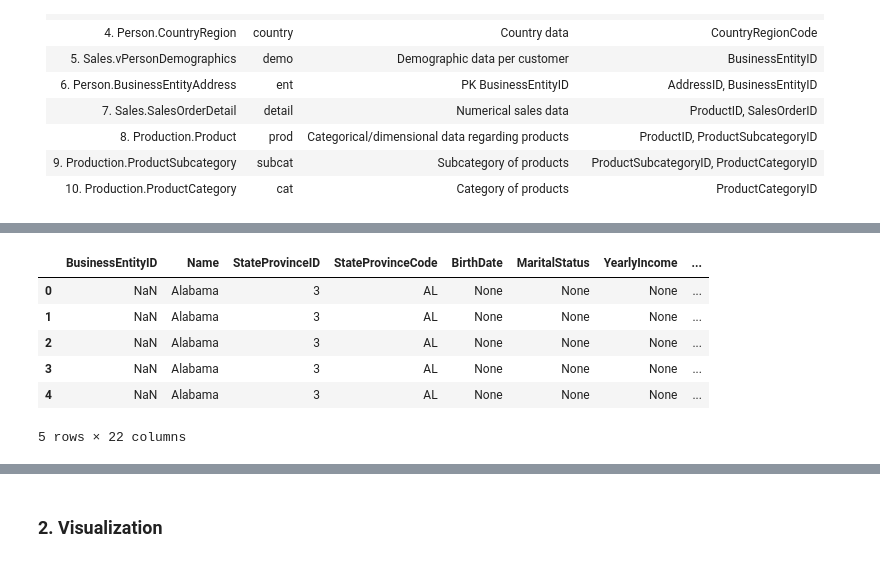
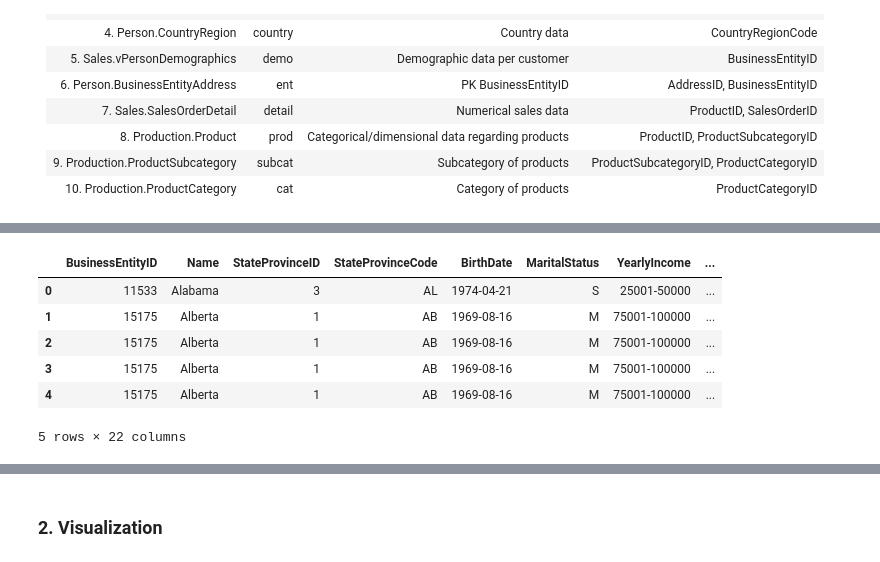
Before and after one commit to andrewbruening/AdventureWorks-Demographic-Analysis, a Jupyter notebook: AdventureWorks2019.ipynb, the cells around one changed output, grey strips where cells are left out. Saved outputs shown, nothing was run; the diff lists cells and outputs as text; code cells hidden in the pictures.

```diff
--- a/AdventureWorks2019.ipynb
+++ b/AdventureWorks2019.ipynb
@@ -65,40 +65,69 @@ Logic of table joins used in the following query:
 | 10. Production.ProductCategory| cat | Category of products | ProductCategoryID
 # %%
 # 1.0 -- Querying database for demographic data from customers in North America
-query = """SELECT demo.BusinessEntityID,
-                state.Name, address.StateProvinceID, state.StateProvinceCode,
-                CAST(BirthDate AS date) AS BirthDate, MaritalStatus, YearlyIncome, Gender, TotalChildren,
-                NumberCarsOwned, Education, Occupation, City,
-                state.StateProvinceCode AS StateCode, state.Name AS State,
-                state.CountryRegionCode, country.Name AS Country, address.PostalCode,
-                cat.Name AS Category, subcat.Name AS Subcategory,
-                SUM(detail.OrderQty) AS OrderQty, SUM(header.TotalDue) AS TotalDue
+query = """SELECT
+                demo.BusinessEntityID,
+                state.Name,
+                address.StateProvinceID,
+                state.StateProvinceCode,
+                CAST(BirthDate AS date) AS BirthDate,
+                MaritalStatus,
+                YearlyIncome,
+                Gender,
+                TotalChildren,
+                NumberCarsOwned,
+                Education,
+                Occupation,
+                City,
+                state.StateProvinceCode AS StateCode,
+                state.Name AS State,
+                state.CountryRegionCode,
+                country.Name AS Country,
+                address.PostalCode,
+                cat.Name AS Category,
+                subcat.Name AS Subcategory,
+                SUM(detail.OrderQty) AS OrderQty,
+                SUM(header.TotalDue) AS TotalDue
         FROM Sales.SalesOrderHeader header
-                FULL OUTER JOIN Person.Address address
+        JOIN Person.Address address
                 ON address.AddressID = header.ShipToAddressID
-                FULL OUTER JOIN Person.StateProvince state
+        JOIN Person.StateProvince state
                 ON state.StateProvinceID = address.StateProvinceID
-                FULL OUTER JOIN Person.CountryRegion country
+        JOIN Person.CountryRegion country
                 ON country.CountryRegionCode = state.CountryRegionCode
-                FULL OUTER JOIN Sales.vPersonDemographics demo
+        JOIN Sales.vPersonDemographics demo
                 ON demo.BusinessEntityID = header.CustomerID
-                FULL OUTER JOIN Person.BusinessEntityAddress ent
+        JOIN Person.BusinessEntityAddress ent
                 ON ent.BusinessEntityID = demo.BusinessEntityID
-                INNER JOIN Sales.SalesOrderDetail detail
+        JOIN Sales.SalesOrderDetail detail
                 ON detail.SalesOrderID = header.SalesOrderID
-                INNER JOIN Production.Product prod
+        JOIN Production.Product prod
                 ON prod.ProductID = detail.ProductID
-                INNER JOIN Production.ProductSubcategory subcat
+        JOIN Production.ProductSubcategory subcat
                 ON subcat.ProductSubcategoryID = prod.ProductSubcategoryID
-                INNER JOIN Production.ProductCategory cat
+        JOIN Production.ProductCategory cat
                 ON cat.ProductCategoryID = subcat.ProductCategoryID
-        GROUP BY demo.BusinessEntityID,
-                state.Name, address.StateProvinceID, state.StateProvinceCode,
-                CAST(BirthDate AS date), MaritalStatus, YearlyIncome, Gender, TotalChildren,
-                NumberCarsOwned, Education, Occupation, City,
-                state.StateProvinceCode, state.Name, state.CountryRegionCode,
-                country.Name, address.PostalCode,
-                cat.Name, subcat.Name
+        GROUP BY
+                demo.BusinessEntityID,
+                state.Name,
+                address.StateProvinceID,
+                state.StateProvinceCode,
+                CAST(BirthDate AS date),
+                MaritalStatus,
+                YearlyIncome,
+                Gender,
+                TotalChildren,
+                NumberCarsOwned,
+                Education,
+                Occupation,
+                City,
+                state.StateProvinceCode,
+                state.Name,
+                state.CountryRegionCode,
+                country.Name,
+                address.PostalCode,
+                cat.Name,
+                subcat.Name
         ORDER BY state.Name"""
 custdf = pd.read_sql(query, cnxn)
 print(custdf.shape)
@@ -108,9 +137,9 @@ display(custdf.head())
 |  | BusinessEntityID | Name | StateProvinceID | StateProvinceCode | BirthDate | MaritalStatus | YearlyIncome | ... |
-| 0 | NaN | Alabama | 3 | AL | None | None | None | ... |
-| 1 | NaN | Alabama | 3 | AL | None | None | None | ... |
-| 2 | NaN | Alabama | 3 | AL | None | None | None | ... |
-| 3 | NaN | Alabama | 3 | AL | None | None | None | ... |
-| 4 | NaN | Alabama | 3 | AL | None | None | None | ... |
+| 0 | 11533 | Alabama | 3 | AL | 1974-04-21 | S | 25001-50000 | ... |
+| 1 | 15175 | Alberta | 1 | AB | 1969-08-16 | M | 75001-100000 | ... |
+| 2 | 15175 | Alberta | 1 | AB | 1969-08-16 | M | 75001-100000 | ... |
+| 3 | 15175 | Alberta | 1 | AB | 1969-08-16 | M | 75001-100000 | ... |
+| 4 | 15175 | Alberta | 1 | AB | 1969-08-16 | M | 75001-100000 | ... |
 5 rows × 22 columns
 # %%
 # 1.1 -- Checking the status of our NaNs in custdf
```
Also changed, not shown: parts of 5 cells of this notebook.
